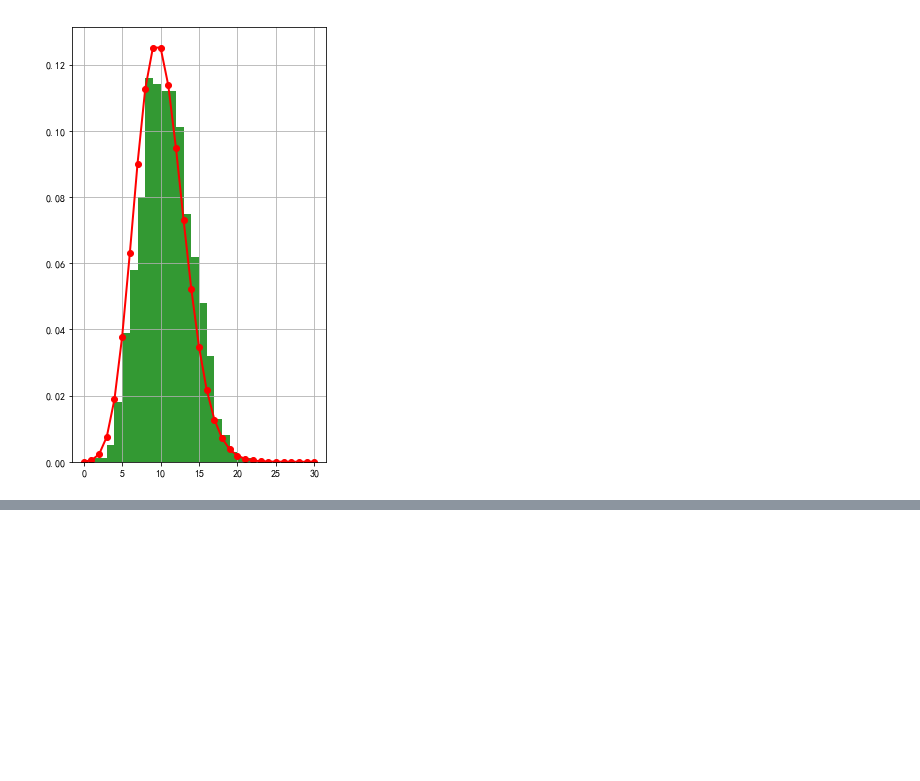
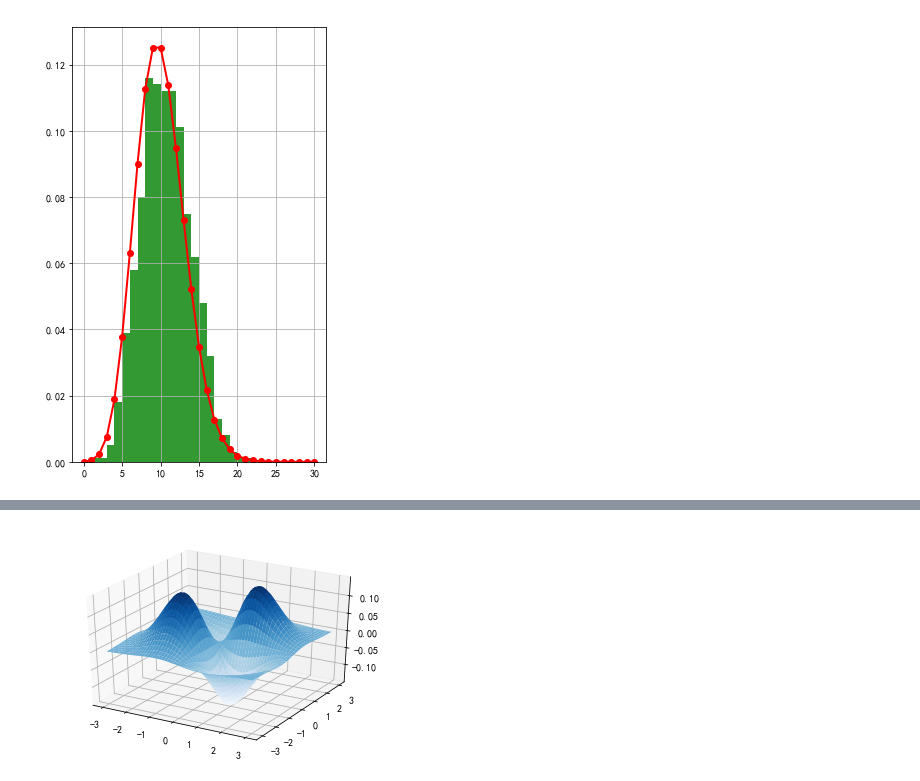
Before and after one commit to ToWorkit/ML_BASE, a Jupyter notebook: ml_base/_numpy/_numpy_04.ipynb, the cells around one changed output, grey strips where cells are left out. Saved outputs shown, nothing was run; the diff lists cells and outputs as text; code cells hidden in the pictures; blank space fills up the shorter version.

```diff
--- a/ml_base/_numpy/_numpy_04.ipynb
+++ b/ml_base/_numpy/_numpy_04.ipynb
@@ -122,0 +143,30 @@ plt.show()
+# %%
+# 绘制三维图像
+# -3 到 3 取 100个  j -> 个数
+# x => 行， y => 列
+# mgrid => 行列
+# x, y = np.ogrid[-3:3:100j, -3:3:100j]
+
+# meshgrid => 行列
+a = np.linspace(-3, 3, 101)
+# print(a)
+x, y = np.meshgrid(a, a)
+# print(x)
+# print(y)
+
+# u = np.linspace(-3, 3, 101)
+# x, y = np.meshgrid(u, u)
+# 二元正态分布
+# math.sqrt -> 平方根
+# z = np.exp(-(x ** 2 + y ** 2) / 2) / math.sqrt(2 * math.pi)
+
+z = x * y * np.exp(-(x ** 2 + y ** 2) / 2) / math.sqrt(2 * math.pi)
+
+fig = plt.figure()
+ax = fig.add_subplot(111, projection='3d')
+# ax.plot_suface(x, y, z,  cmap=cm.coolwarm, linewidth=0.1)
+# rstride -> 行，cstride -> 列， cmap -> 颜色
+ax.plot_surface(x, y, z, rstride=3, cstride=2, cmap=cm.Blues, linewidth=0.5)
+plt.show()
+# %% [output]
+[figure, added]
```
Also changed, not shown: parts of 2 cells of this notebook, 1 other file.
